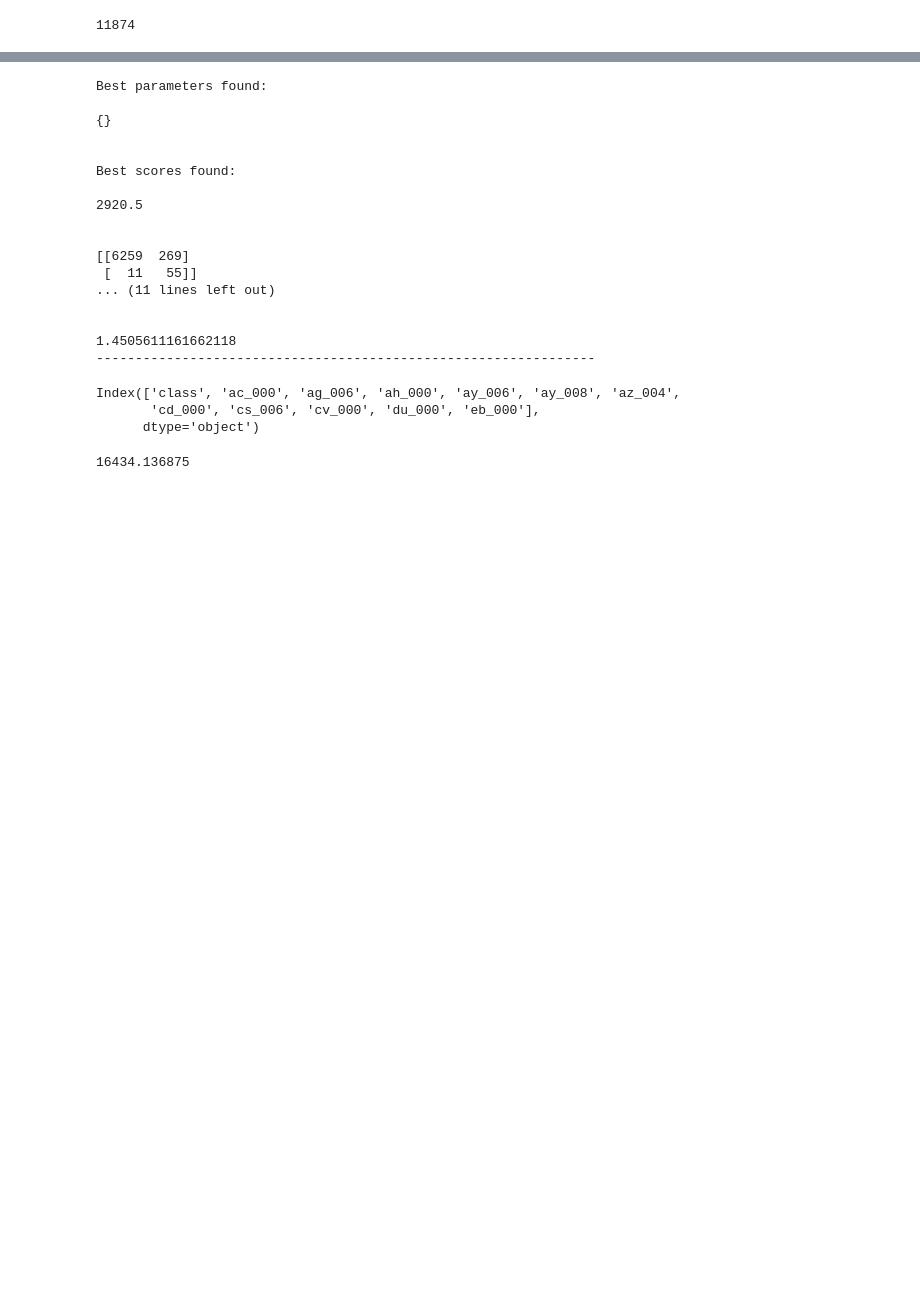
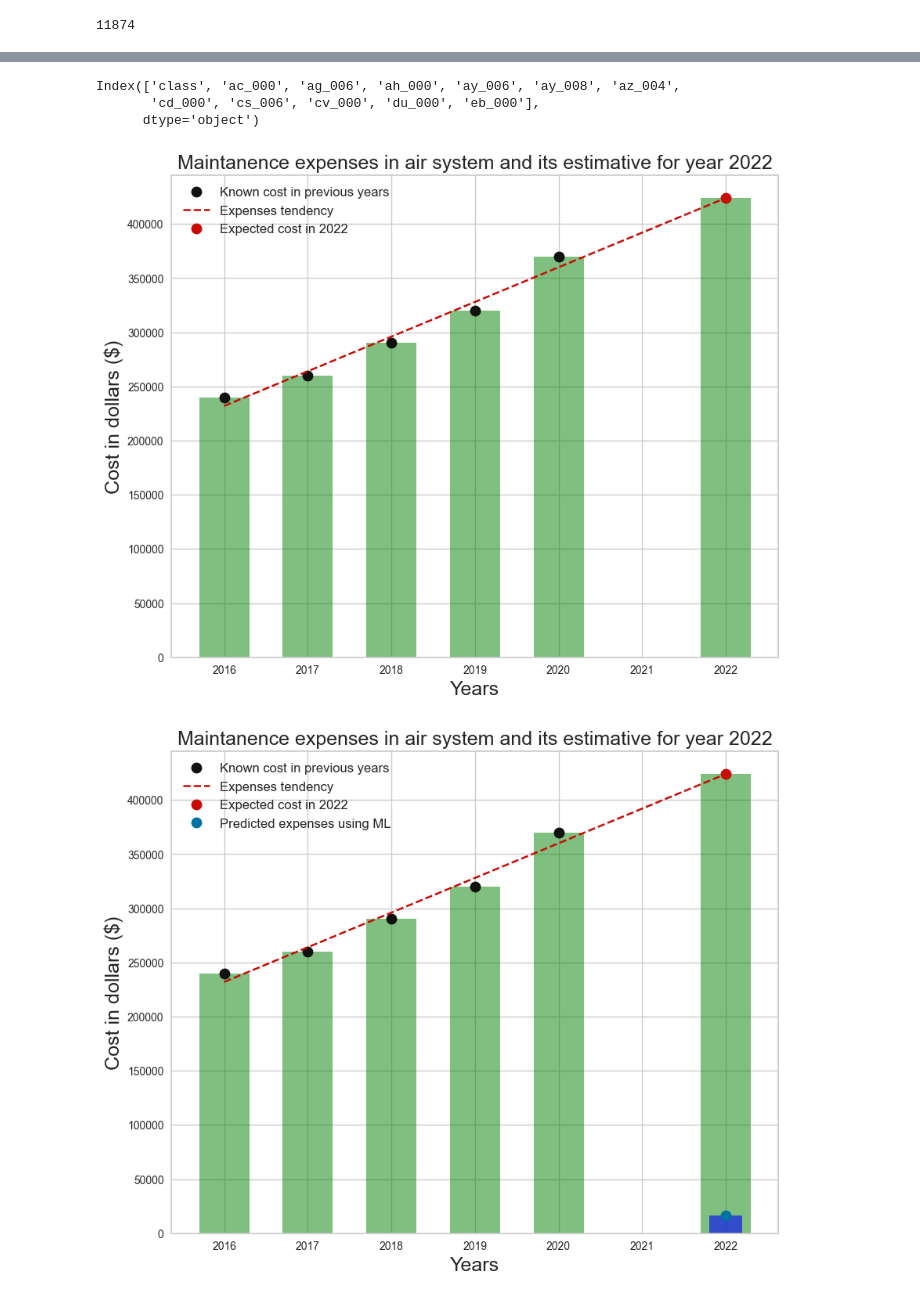
Before and after one commit to havurquijo/BixTechnology, a Jupyter notebook: NaiveBayes.ipynb, the cells around one changed output, grey strips where cells are left out. Saved outputs shown, nothing was run; the diff lists cells and outputs as text; code cells hidden in the pictures; blank space fills up the shorter version.

```diff
--- a/NaiveBayes.ipynb
+++ b/NaiveBayes.ipynb
@@ -328,60 +288,3 @@ Score rate of the model Naive Bayes with significans dimensionality reduction:
-# %%
-#Optimizing the best model
-#Naive Bayes happens to be the best model based in our accuracy definition, so now is the momento for optimizing the best this model and get the best results
-from accuracyMeassure import accuracyMeassure
-from sklearn.model_selection import GridSearchCV
-from sklearn.metrics import make_scorer
-from numpy import ndarray
-
-def accuracyMeassure(y_true:ndarray,y_predict:ndarray)->float:
-    confusion_matrix_var = confusion_matrix(y_true,y_predict)
-    return scoreValidator.score(confution_matrix_var=confusion_matrix_var)
-#Defining a custome score
-custom_score = make_scorer(accuracyMeassure)
-#Defining parameters to be tested, we let it in blanck because we want it to auto-change them
-param_grid = {}
-
-grid_searcher = GridSearchCV(estimator=GaussianNB(),param_grid=param_grid,cv=10,scoring=custom_score)
-grid_searcher.fit(predictors_significance,class_filtered)
-
-print("Best parameters found:\n")
-print(grid_searcher.best_params_)
-print("\n")
-print("Best scores found:\n")
-print(grid_searcher.best_score_)
-print("\n")
-
-prediction = grid_searcher.best_estimator_.predict(X_present_year)
-confusion_matrix_var = confusion_matrix(y_present_year,prediction)
-print(confusion_matrix_var)
-print("Score of the model Naive Bayes with significance dimensionality reduction:\n")
-print("(The lower the best)")
-print("\n")
-print(scoreValidator.score(confusion_matrix_var))
-print("----------------------------------------------------------------\n")
-print("Score rate of the model Naive Bayes with significans dimensionality reduction:\n")
-print("(The lower the best)")
-print("\n")
-print(scoreValidator.score(confusion_matrix_var)/len(y_present_year))
-print("----------------------------------------------------------------\n")
-# %% [output]
-Best parameters found:
-
-{}
-
-
-Best scores found:
-
-2920.5
-
-
-[[6259  269]
- [  11   55]]
-... (11 lines left out)
-
-
-1.4505611161662118
-----------------------------------------------------------------
 # %%
 var_filtered.columns
 # %% [output]
@@ -394,4 +297,8 @@ pickle.dump(naive_bayes_variance,open("naive_bayes_variance.pkl","wb"))
-# %%
-(1-11874/16000)*13065.0+13065.0
-# %% [output]
-16434.136875
+# %%
+import efficiencyCalculator
+efficiencyCalculator.financialImpact()
+#Usign the weigthed score the best model is the Naive Bayes for the 11 features filter
+efficiencyCalculator.modelComparision()
+# %% [output]
+[figure, added]
+[figure, added]
```
Also changed, not shown: parts of 14 cells of this notebook, 14 other files.
